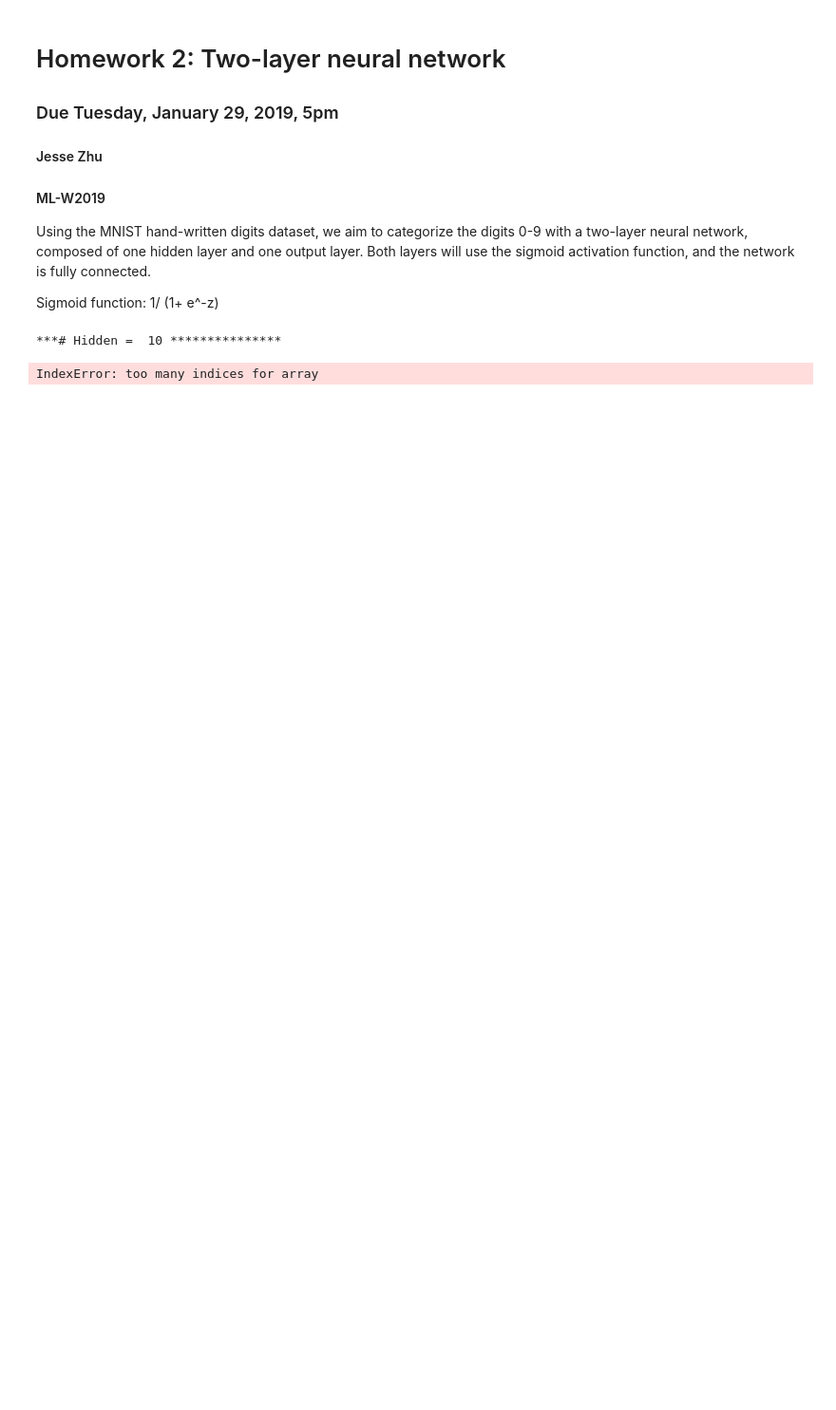
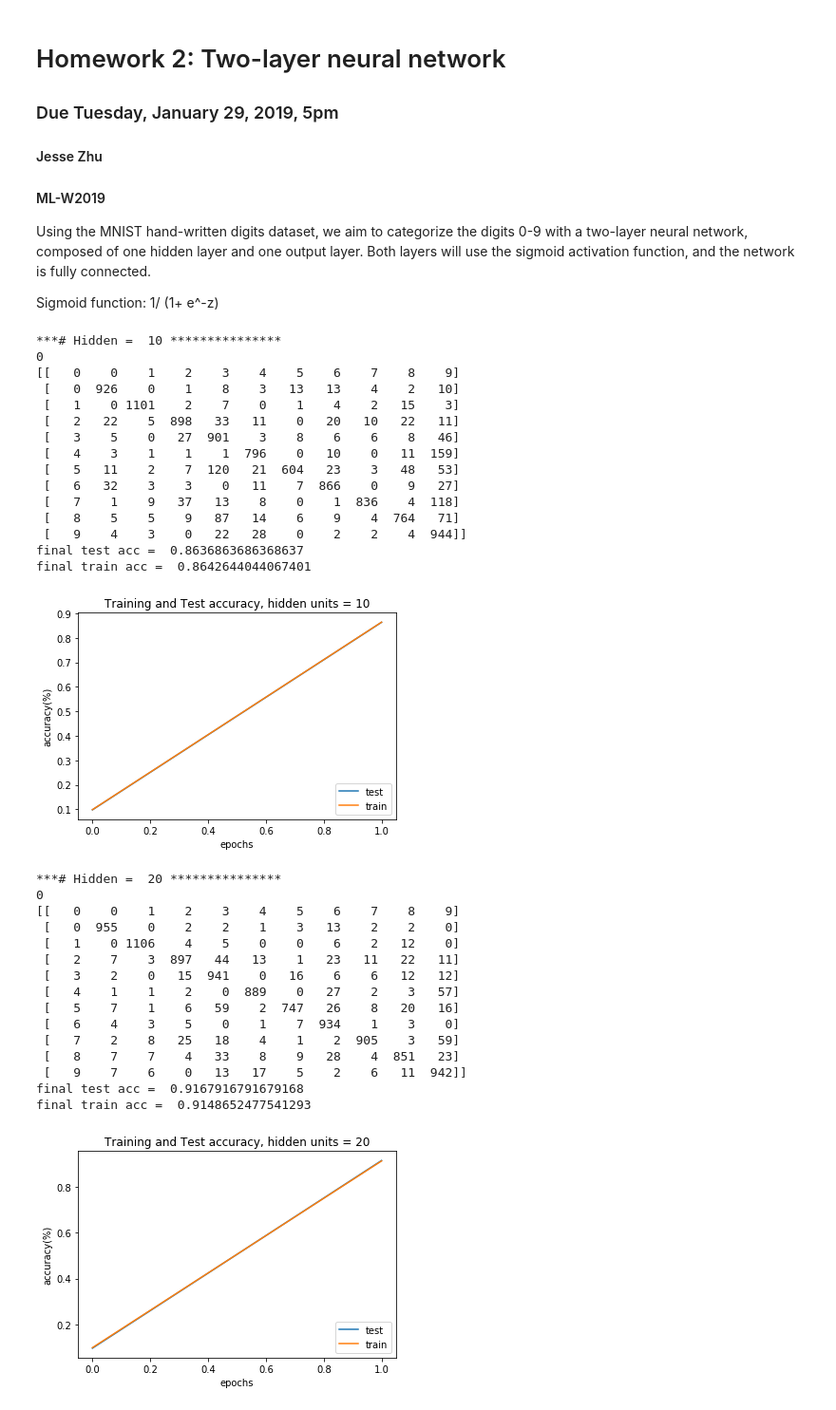
Before and after one commit to jzcs/ML_Winter2019, a Jupyter notebook: ML_HW_2.ipynb, the cells around one changed output. Shown at 95% size. Drawn from its saved outputs; the diff is of its cells as text; code cells hidden in the pictures; blank space fills up the shorter version.

```diff
--- a/ML_HW_2.ipynb
+++ b/ML_HW_2.ipynb
@@ -105,7 +105,7 @@ def train(w1, w2, data, lr, m, debug = 0):
     for i in range(0,length):
         xi = np.append([1], data[i, 1:]) #add "1" to input beginning for offset -> 1x785
         hidden = np.array(list(map(sigmoid, xi @ w1[:, :]))) #1 by (hidden_units)
-        hi = np.append(np.ones([length,1]), hidden[:,:],1) #1 by (hidden_units+1)
+        hi = np.append([1], hidden) #1 by (hidden_units+1)
         out = np.array(list(map(sigmoid, hi @ w2[:, :]))) #1 by 10
 
         target = np.full((10),0.1)
@@ -132,31 +132,64 @@ hidden_units = [10, 20, 100]
 
 
 for hu in hidden_units:
     print("***# Hidden = ",hu,"***************")
     w_hi = (np.random.rand(785,hu) * 0.10) - 0.05 #weights, input to hidden
     w_oh = (np.random.rand(hu+1,10) * 0.10) - 0.05 #weights, hidden to output
     acc_test = []
     acc_train = []
+
+    acc_test.append(acc(w_hi, w_oh,test_data)) #initial accuracy values
+    acc_train.append(acc(w_hi, w_oh,train_data))
 
     for i in range(0,epochs):
         train(w_hi, w_oh, train_data, learning_rate, momentum)
         acc_test.append(acc(w_hi, w_oh,test_data))
         acc_train.append(acc(w_hi, w_oh,train_data))
         print(i, end='', flush=True)
     print(" ") #newline
 
     print(cm(w_hi, w_oh, test_data))
     print("final test acc = ", acc_test[len(acc_test)-1])
     print("final train acc = ", acc_train[len(acc_train)-1])
 
     plt.plot(acc_test)
     plt.plot(acc_train)
     plt.xlabel("epochs")
     plt.ylabel("accuracy(%)")
     title = "Training and Test accuracy, hidden units = " + str(hu)
     plt.title(title)
     plt.legend(("test", "train"),loc='lower right')
     plt.show()
 # %% [output]
 ***# Hidden =  10 ***************
+0
+[[   0    0    1    2    3    4    5    6    7    8    9]
+ [   0  926    0    1    8    3   13   13    4    2   10]
+ [   1    0 1101    2    7    0    1    4    2   15    3]
+ [   2   22    5  898   33   11    0   20   10   22   11]
+ [   3    5    0   27  901    3    8    6    6    8   46]
+ [   4    3    1    1    1  796    0   10    0   11  159]
+ [   5   11    2    7  120   21  604   23    3   48   53]
+ [   6   32    3    3    0   11    7  866    0    9   27]
+ [   7    1    9   37   13    8    0    1  836    4  118]
+ [   8    5    5    9   87   14    6    9    4  764   71]
+ [   9    4    3    0   22   28    0    2    2    4  944]]
+final test acc =  0.8636863686368637
+final train acc =  0.8642644044067401
+[figure, added]
-IndexError: too many indices for array
+***# Hidden =  20 ***************
+0
+[[   0    0    1    2    3    4    5    6    7    8    9]
+ [   0  955    0    2    2    1    3   13    2    2    0]
+ [   1    0 1106    4    5    0    0    6    2   12    0]
+ [   2    7    3  897   44   13    1   23   11   22   11]
+ [   3    2    0   15  941    0   16    6    6   12   12]
+ [   4    1    1    2    0  889    0   27    2    3   57]
+ [   5    7    1    6   59    2  747   26    8   20   16]
+ [   6    4    3    5    0    1    7  934    1    3    0]
+ [   7    2    8   25   18    4    1    2  905    3   59]
+ [   8    7    7    4   33    8    9   28    4  851   23]
+ [   9    7    6    0   13   17    5    2    6   11  942]]
+final test acc =  0.9167916791679168
+final train acc =  0.9148652477541293
+[figure, added]
```
Also changed, not shown: parts of 2 cells of this notebook.
